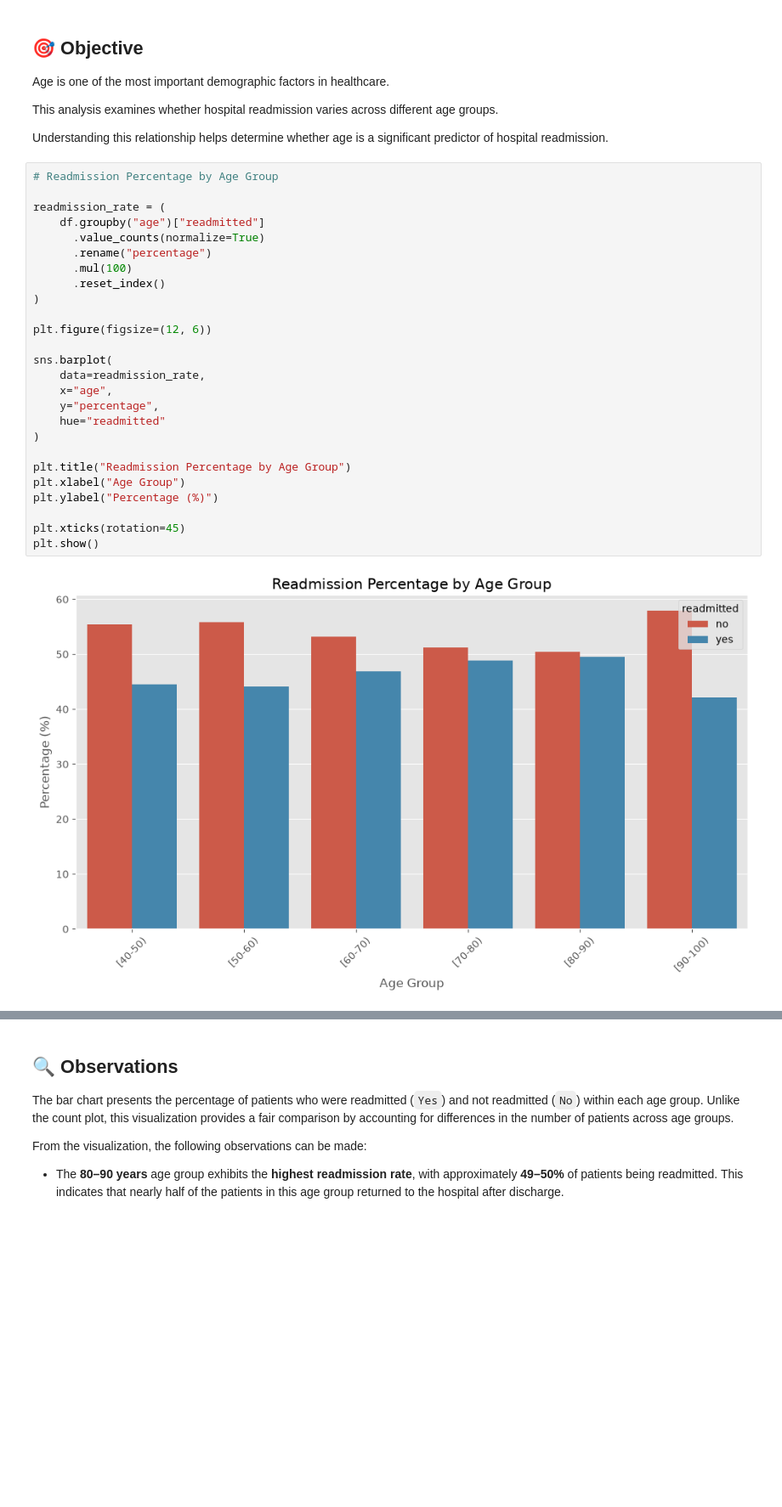
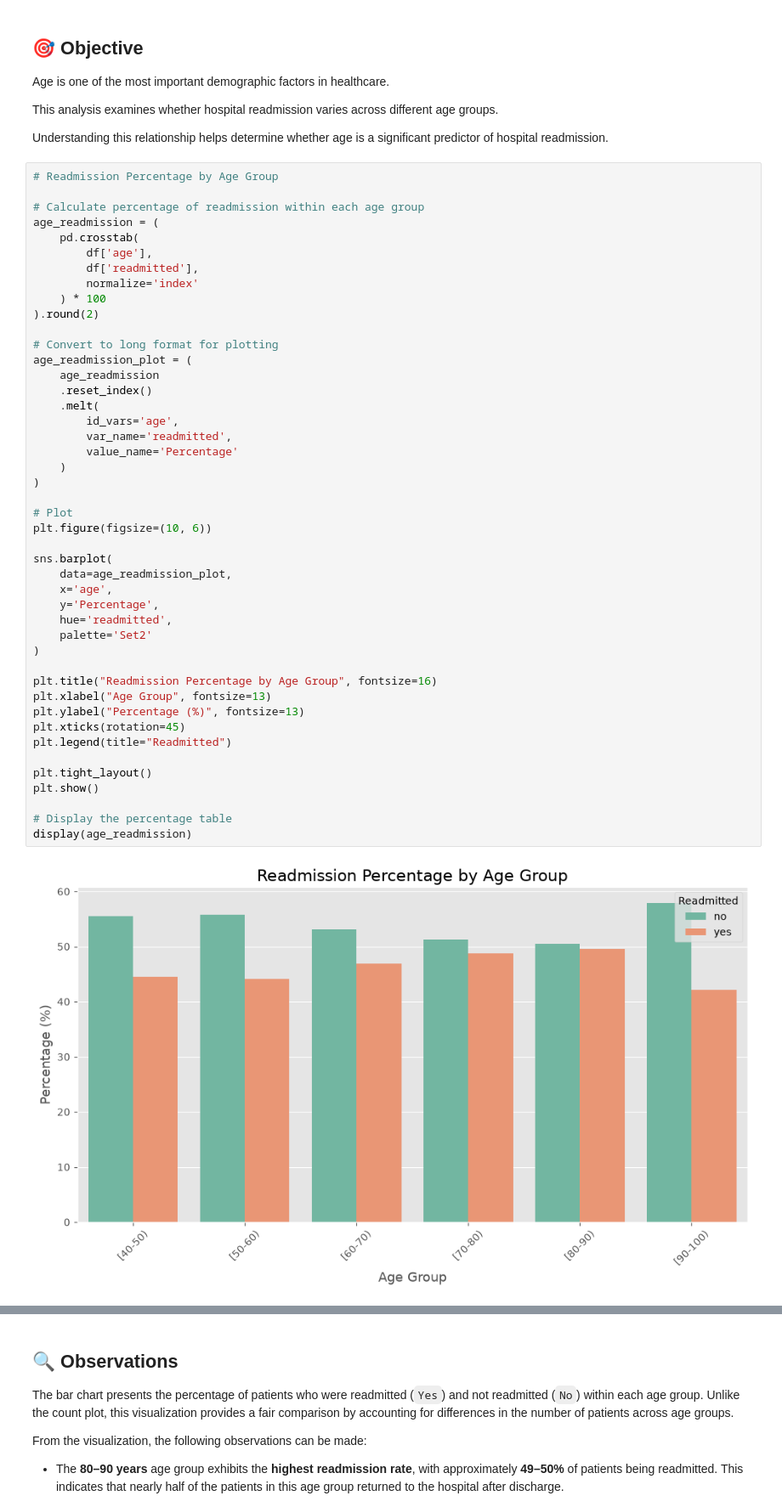
Before and after one commit to imket10/Hospital-Readmission-Prediction, a Jupyter notebook: notebooks/02_Exploratory_Data_Analysis.ipynb, the cells around one changed output, grey strips where cells are left out. Shown at 85% size. Cells and saved outputs as stored; diff of their text form; blank space fills up the shorter version.

Commit message:
2 Complete exploratory data analysis for hospital readmission prediction 2

```diff
--- a/notebooks/02_Exploratory_Data_Analysis.ipynb
+++ b/notebooks/02_Exploratory_Data_Analysis.ipynb
@@ -735,28 +735,47 @@ Understanding this relationship helps determine whether age is a significant pre
 # %%
 # Readmission Percentage by Age Group
 
-readmission_rate = (
-    df.groupby("age")["readmitted"]
-      .value_counts(normalize=True)
-      .rename("percentage")
-      .mul(100)
-      .reset_index()
+# Calculate percentage of readmission within each age group
+age_readmission = (
+    pd.crosstab(
+        df['age'],
+        df['readmitted'],
+        normalize='index'
+    ) * 100
+).round(2)
+
+# Convert to long format for plotting
+age_readmission_plot = (
+    age_readmission
+    .reset_index()
+    .melt(
+        id_vars='age',
+        var_name='readmitted',
+        value_name='Percentage'
+    )
 )
 
-plt.figure(figsize=(12, 6))
+# Plot
+plt.figure(figsize=(10, 6))
 
 sns.barplot(
-    data=readmission_rate,
-    x="age",
-    y="percentage",
-    hue="readmitted"
+    data=age_readmission_plot,
+    x='age',
+    y='Percentage',
+    hue='readmitted',
+    palette='Set2'
 )
 
-plt.title("Readmission Percentage by Age Group")
-plt.xlabel("Age Group")
-plt.ylabel("Percentage (%)")
+plt.title("Readmission Percentage by Age Group", fontsize=16)
+plt.xlabel("Age Group", fontsize=13)
+plt.ylabel("Percentage (%)", fontsize=13)
+plt.xticks(rotation=45)
+plt.legend(title="Readmitted")
 
-plt.xticks(rotation=45)
+plt.tight_layout()
 plt.show()
+
+# Display the percentage table
+display(age_readmission)
 # %% [output]
-[figure, old version]
+[figure, new version]
```
Also changed, not shown: parts of 5 cells of this notebook.
